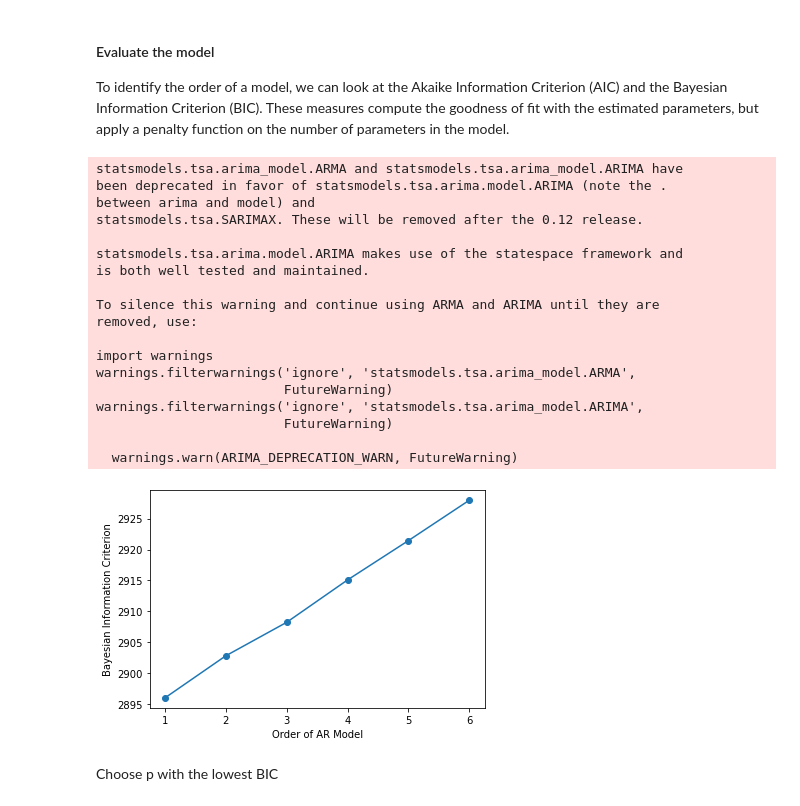
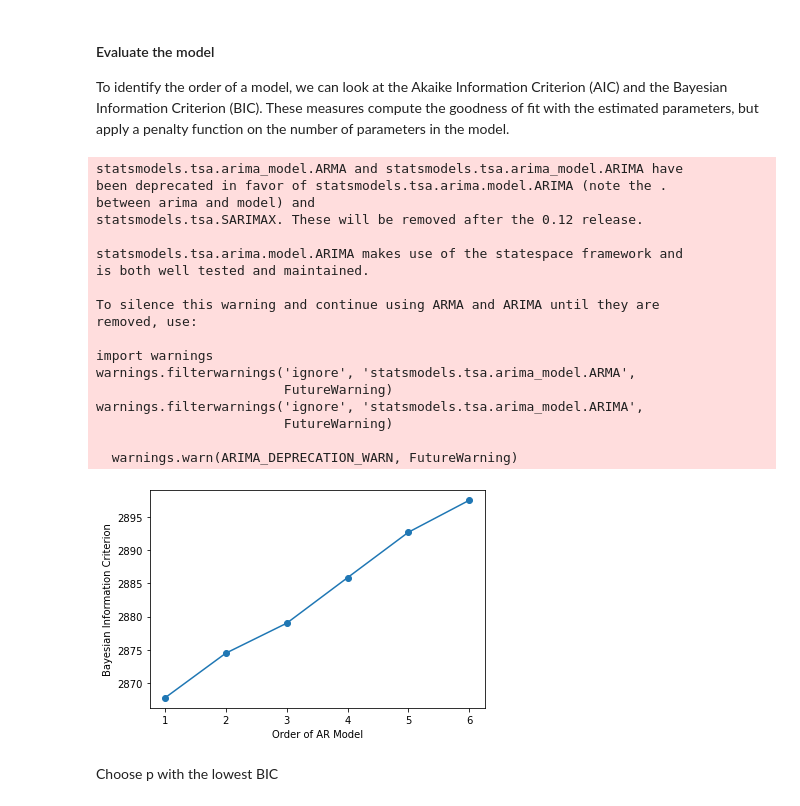
Before and after one commit to wuxianstella/DA_Bootcamp, a Jupyter notebook: time_series/Time_Series_Analysis.ipynb, the cells around one changed output. Drawn from its saved outputs; the diff is of its cells as text; code cells hidden in the pictures.

```diff
--- a/time_series/Time_Series_Analysis.ipynb
+++ b/time_series/Time_Series_Analysis.ipynb
@@ -934,36 +1020,36 @@ from statsmodels.tsa.arima_model import ARMA
 # Fit the data to an AR(p) for p = 0,...,6 , and save the BIC
 BIC = np.zeros(7)
 for p in range(7):
-    mod = ARMA(simulated_data_3, order=(p,0))
+    mod = ARMA(simulated_data_1, order=(p,0))
     res = mod.fit()
 # Save BIC for AR(p)
     BIC[p] = res.bic
 
 # Plot the BIC as a function of p
 plt.plot(range(1,7), BIC[1:7], marker='o')
 plt.xlabel('Order of AR Model')
 plt.ylabel('Bayesian Information Criterion')
 plt.show()
 # %% [output]
 statsmodels.tsa.arima_model.ARMA and statsmodels.tsa.arima_model.ARIMA have
 been deprecated in favor of statsmodels.tsa.arima.model.ARIMA (note the .
 between arima and model) and
 statsmodels.tsa.SARIMAX. These will be removed after the 0.12 release.
 
 statsmodels.tsa.arima.model.ARIMA makes use of the statespace framework and
 is both well tested and maintained.
 
 To silence this warning and continue using ARMA and ARIMA until they are
 removed, use:
 
 import warnings
 warnings.filterwarnings('ignore', 'statsmodels.tsa.arima_model.ARMA',
                         FutureWarning)
 warnings.filterwarnings('ignore', 'statsmodels.tsa.arima_model.ARIMA',
                         FutureWarning)
 
   warnings.warn(ARIMA_DEPRECATION_WARN, FutureWarning)
-[figure, old version]
+[figure, new version]
 # %% [markdown]
 Choose p with the lowest BIC
 # %% [markdown]
```
Also changed, not shown: parts of 31 cells of this notebook, 1 other file.
